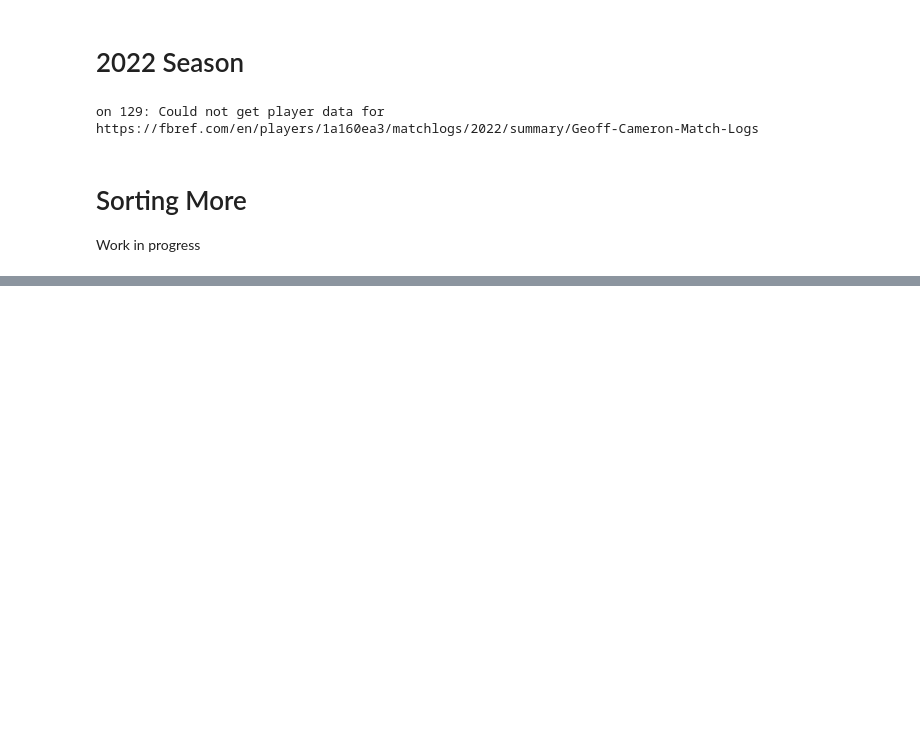
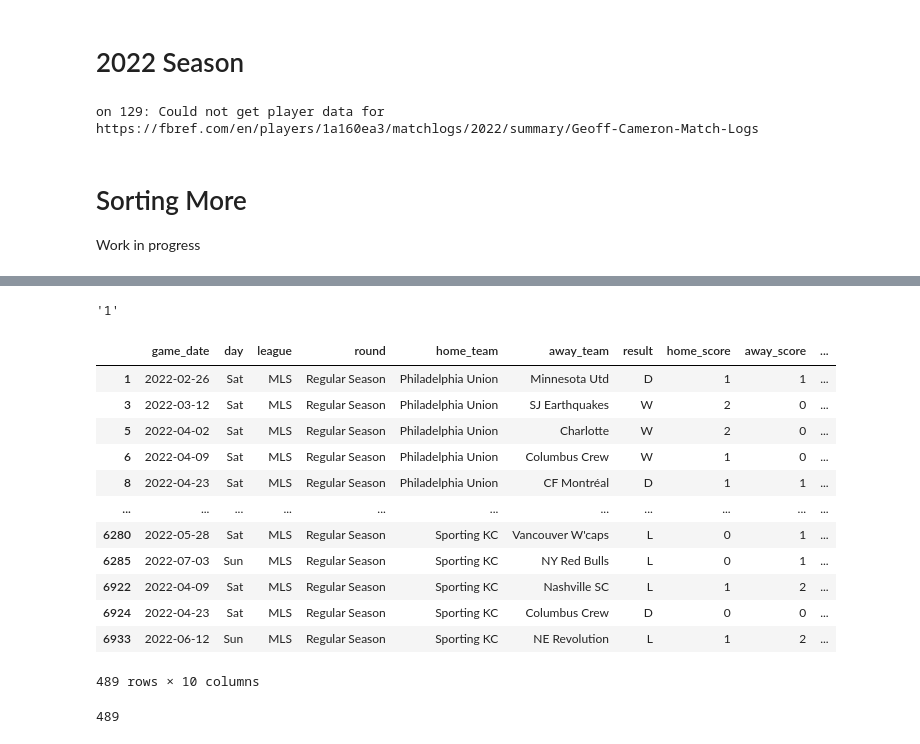
Before and after one commit to cmluna2913/FutbolMatchPrediction, a Jupyter notebook: notebooks/data_extraction.ipynb, the cells around one changed output, grey strips where cells are left out. Saved outputs shown, nothing was run; the diff lists cells and outputs as text; code cells hidden in the pictures; blank space fills up the shorter version.

```diff
--- a/notebooks/data_extraction.ipynb
+++ b/notebooks/data_extraction.ipynb
@@ -280,0 +287,4 @@ game_schedule_df.to_csv(output/'game_schedule_2024.csv', index=False)
+# %%
+game_schedule_df = game_schedule_df[game_schedule_df['Unnamed: 4_level_0']=='Home']
+# %%
+game_schedule_df['result'] = game_schedule_df['Unnamed: 5_level_0'].apply(lambda x: x.replace(' ', '–').replace('-','–').split('–'))
@@ -280,0 +313,6 @@ game_schedule_df.to_csv(output/'game_schedule_2024.csv', index=False)
+# %%
+game_schedule_df['home_score'] = game_schedule_df['result'].apply(lambda x: int(x[1]))
+game_schedule_df['away_score'] = game_schedule_df['result'].apply(lambda x: int(x[2]) if len(x)==5 else int(x[5]))
+game_schedule_df['result'] = game_schedule_df['result'].apply(lambda x: x[0])
+game_schedule_df.drop_duplicates(inplace=True)
+game_schedule_df['season'] = 2022
@@ -280,0 +355,3 @@ game_schedule_df.to_csv(output/'game_schedule_2024.csv', index=False)
+# %%
+game_schedule_df.columns = ['game_date', 'day', 'league', 'round', 'ishome', 'home_team', 'away_team','result_uncleaned', 'result', 'home_score', 'away_score', 'season_year']
+game_schedule_df = game_schedule_df[['game_date', 'day', 'league', 'round', 'home_team', 'away_team', 'result', 'home_score', 'away_score', 'season_year']]
@@ -280,0 +360,20 @@ game_schedule_df.to_csv(output/'game_schedule_2024.csv', index=False)
+# %%
+game_schedule_df['home_score'][1]
+# %% [output]
+'1'
+# %%
+game_schedule_df['game_date'] = game_schedule_df['game_date'].apply(lambda x: )
+# %% [output]
+|  | game_date | day | league | round | home_team | away_team | result | home_score | away_score | ... |
+| 1 | 2022-02-26 | Sat | MLS | Regular Season | Philadelphia Union | Minnesota Utd | D | 1 | 1 | ... |
+| 3 | 2022-03-12 | Sat | MLS | Regular Season | Philadelphia Union | SJ Earthquakes | W | 2 | 0 | ... |
+| 5 | 2022-04-02 | Sat | MLS | Regular Season | Philadelphia Union | Charlotte | W | 2 | 0 | ... |
+| 6 | 2022-04-09 | Sat | MLS | Regular Season | Philadelphia Union | Columbus Crew | W | 1 | 0 | ... |
+| 8 | 2022-04-23 | Sat | MLS | Regular Season | Philadelphia Union | CF Montréal | D | 1 | 1 | ... |
+| ... | ... | ... | ... | ... | ... | ... | ... | ... | ... | ... |
+| 6280 | 2022-05-28 | Sat | MLS | Regular Season | Sporting KC | Vancouver W'caps | L | 0 | 1 | ... |
+| 6285 | 2022-07-03 | Sun | MLS | Regular Season | Sporting KC | NY Red Bulls | L | 0 | 1 | ... |
+| 6922 | 2022-04-09 | Sat | MLS | Regular Season | Sporting KC | Nashville SC | L | 1 | 2 | ... |
+| 6924 | 2022-04-23 | Sat | MLS | Regular Season | Sporting KC | Columbus Crew | D | 0 | 0 | ... |
+| 6933 | 2022-06-12 | Sun | MLS | Regular Season | Sporting KC | NE Revolution | L | 1 | 2 | ... |
+489 rows × 10 columns
@@ -280,0 +382,5 @@ game_schedule_df.to_csv(output/'game_schedule_2024.csv', index=False)
+# %%
+conn = sqlite3.connect('../src/mls.db')
+game_schedule_df.to_sql('match_schedules', conn)
+# %% [output]
+489
```
Also changed, not shown: parts of 17 cells of this notebook.
